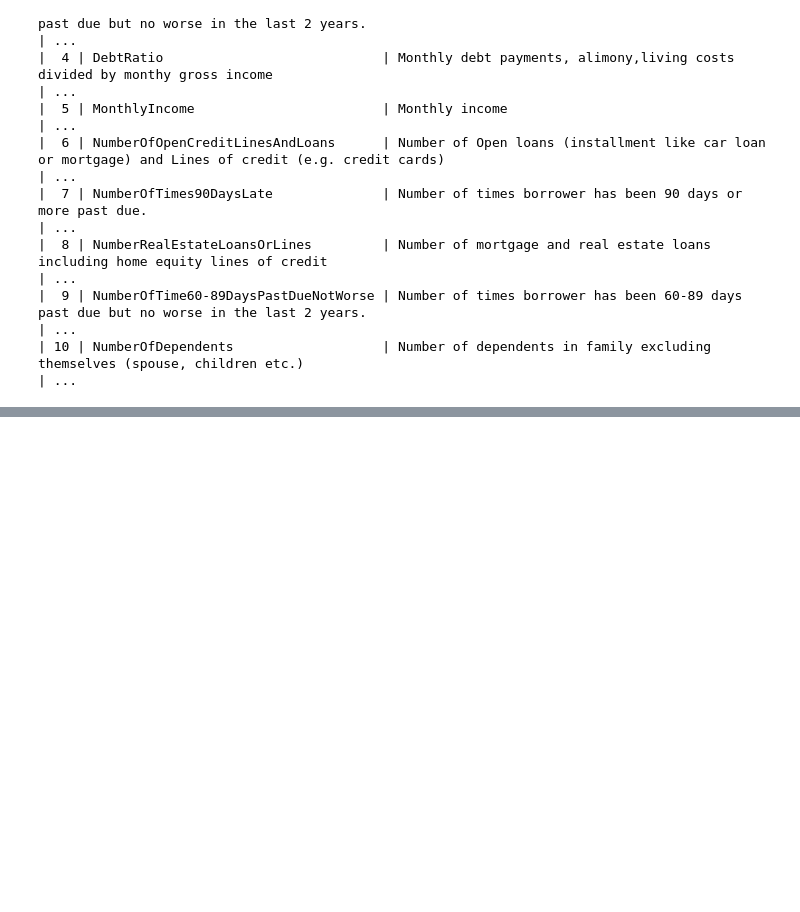
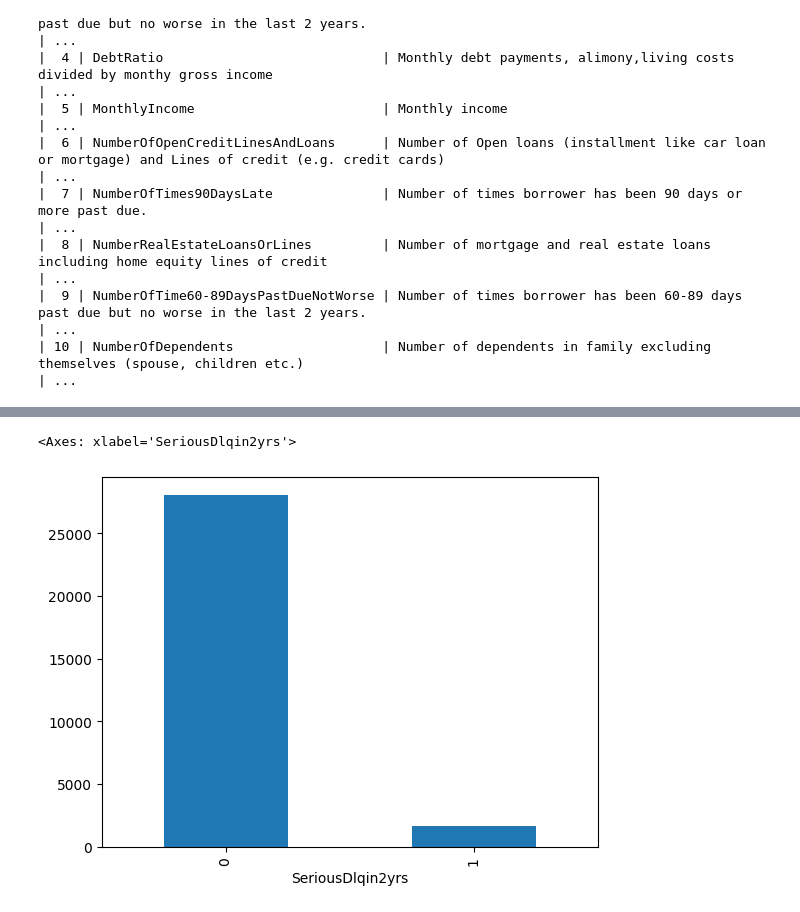
Before and after one commit to IvanLewkowicz/Credit-Risk-Prediction, a Jupyter notebook: notebooks/1-IL-initial-exploration.ipynb, the cells around one changed output, grey strips where cells are left out. Drawn from its saved outputs; the diff is of its cells as text; code cells hidden in the pictures; blank space fills up the shorter version.

```diff
--- a/notebooks/1-IL-initial-exploration.ipynb
+++ b/notebooks/1-IL-initial-exploration.ipynb
@@ -57,0 +106,5 @@ sns.barplot(
+# %%
+df_train[df_train["MonthlyIncome"].isna()].SeriousDlqin2yrs.value_counts().plot.bar()
+# %% [output]
+<Axes: xlabel='SeriousDlqin2yrs'>
+[figure, added]
```
Also changed, not shown: parts of 19 cells of this notebook.
